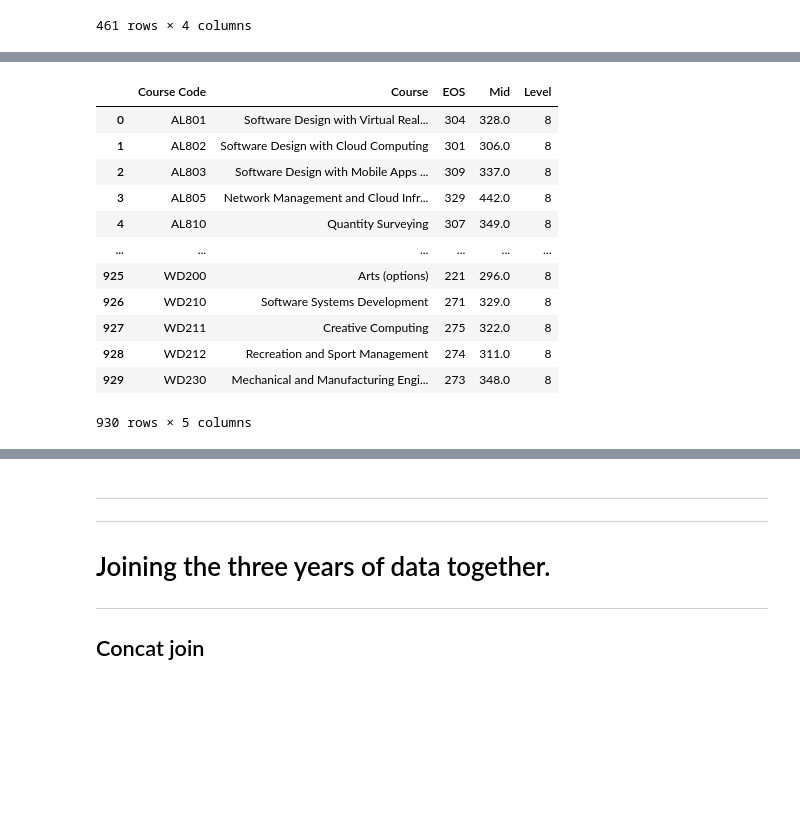
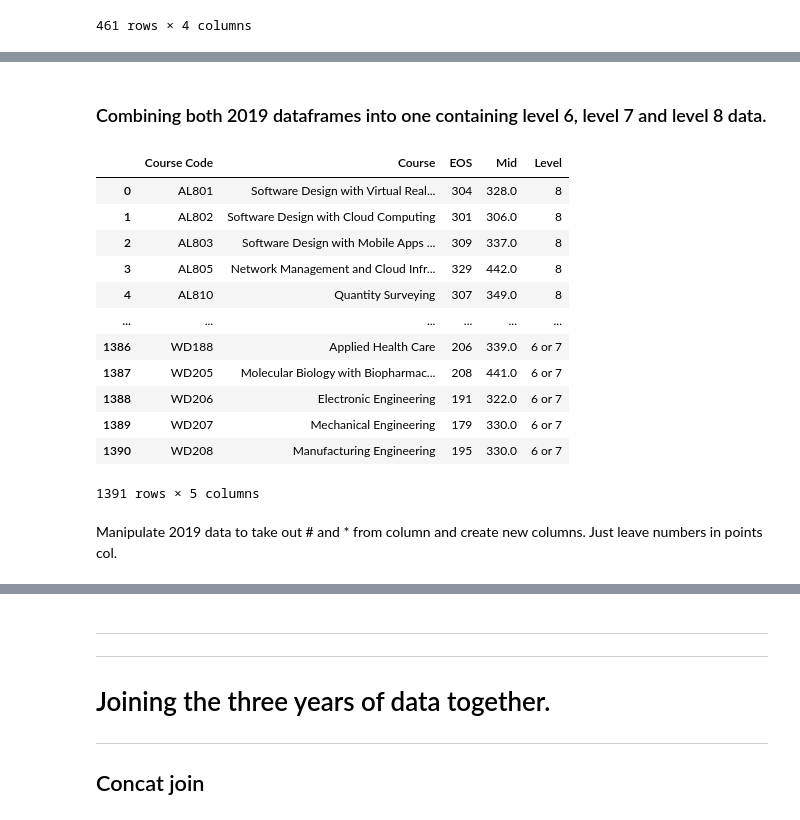
Before and after one commit to fionnmccarthy/Fundamentals-of-Data-Analysis, a Jupyter notebook: cao.ipynb, the cells around one changed output, grey strips where cells are left out. Cells and saved outputs as stored; diff of their text form; code cells hidden in the pictures; blank space fills up the shorter version.

```diff
--- a/cao.ipynb
+++ b/cao.ipynb
@@ -387,0 +354,3 @@ df2020
+# %%
+# Adding a column to the dataframe specifying the course level, here level 6 and 7
+df2019_67['Level'] = '6 or 7'
@@ -388,16 +373,22 @@ df2020
+# %% [markdown]
+### Combining both 2019 dataframes into one containing level 6, level 7 and level 8 data.
 # %%
+# Combine both dataframes
+df2019 = pd.concat([df2019, df2019_67], ignore_index=True)
 df2019
 # %% [output]
 |  | Course Code | Course | EOS | Mid | Level |
 | 0 | AL801 | Software Design with Virtual Real... | 304 | 328.0 | 8 |
 | 1 | AL802 | Software Design with Cloud Computing | 301 | 306.0 | 8 |
 | 2 | AL803 | Software Design with Mobile Apps ... | 309 | 337.0 | 8 |
 | 3 | AL805 | Network Management and Cloud Infr... | 329 | 442.0 | 8 |
 | 4 | AL810 | Quantity Surveying | 307 | 349.0 | 8 |
 | ... | ... | ... | ... | ... | ... |
-| 925 | WD200 | Arts (options) | 221 | 296.0 | 8 |
-| 926 | WD210 | Software Systems Development | 271 | 329.0 | 8 |
-| 927 | WD211 | Creative Computing | 275 | 322.0 | 8 |
-| 928 | WD212 | Recreation and Sport Management | 274 | 311.0 | 8 |
-| 929 | WD230 | Mechanical and Manufacturing Engi... | 273 | 348.0 | 8 |
+| 1386 | WD188 | Applied Health Care | 206 | 339.0 | 6 or 7 |
+| 1387 | WD205 | Molecular Biology with Biopharmac... | 208 | 441.0 | 6 or 7 |
+| 1388 | WD206 | Electronic Engineering | 191 | 322.0 | 6 or 7 |
+| 1389 | WD207 | Mechanical Engineering | 179 | 330.0 | 6 or 7 |
+| 1390 | WD208 | Manufacturing Engineering | 195 | 330.0 | 6 or 7 |
-930 rows × 5 columns
+1391 rows × 5 columns
+# %% [markdown]
+Manipulate 2019 data to take out # and * from column and create new columns. Just leave numbers in points col.
```
Also changed, not shown: parts of 12 cells of this notebook, 6 other files.
